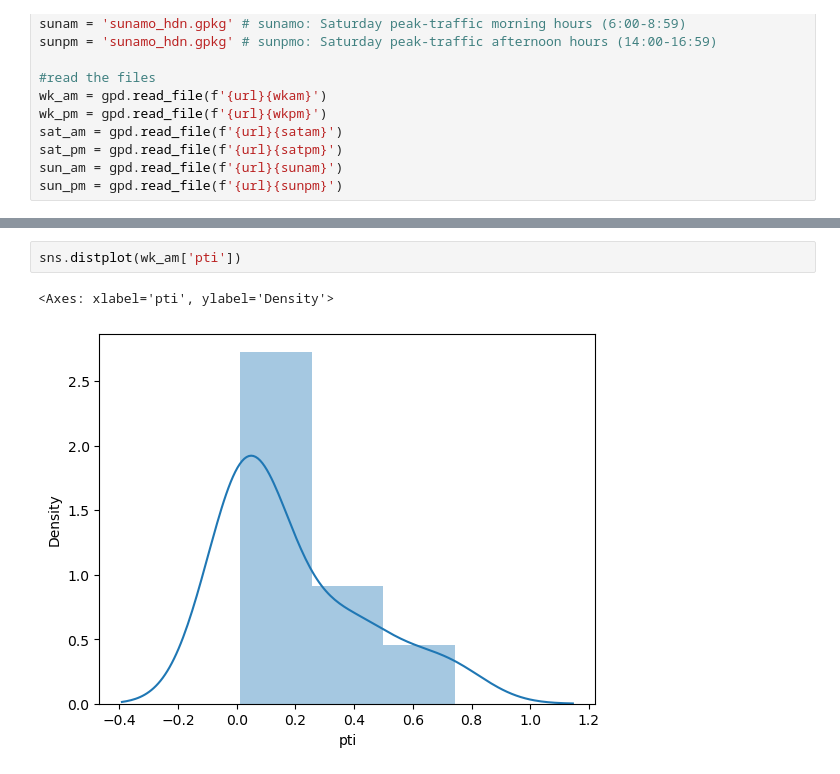
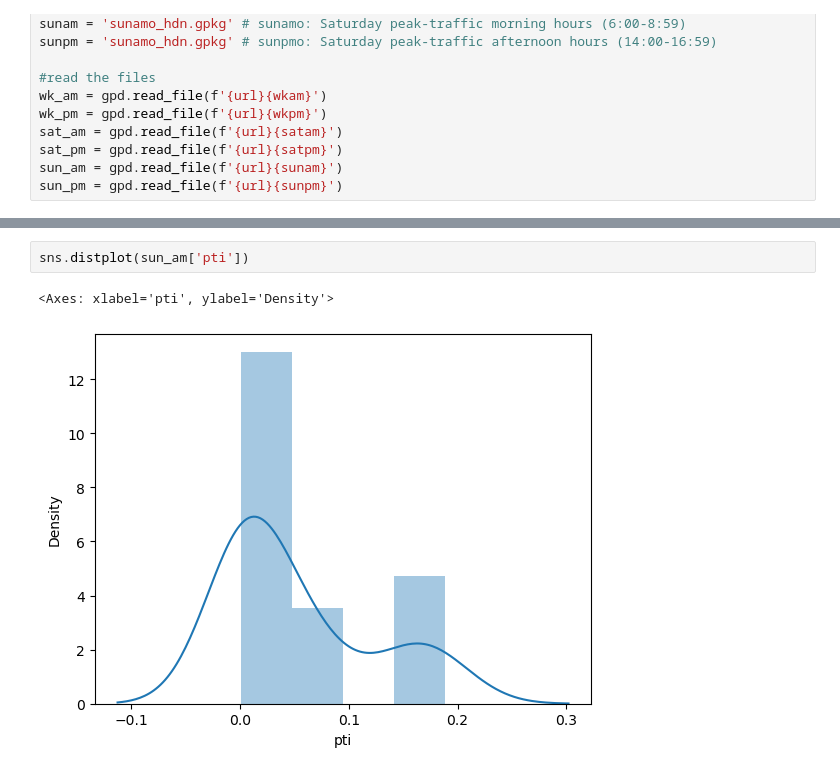
Before and after one commit to ssujit/move_sustainable, a Jupyter notebook: notebook/2_spatial_statistics.ipynb, the cells around one changed output, grey strips where cells are left out. Drawn from its saved outputs; the diff is of its cells as text.

```diff
--- a/notebook/2_spatial_statistics.ipynb
+++ b/notebook/2_spatial_statistics.ipynb
@@ -35,6 +45,6 @@ wk_am.head()
 # %%
-sns.distplot(wk_am['pti'])
+sns.distplot(sun_am['pti'])
 # %% [output]
 <Axes: xlabel='pti', ylabel='Density'>
-[figure, old version]
+[figure, new version]
 # %%
```
Also changed, not shown: parts of 39 cells of this notebook.
